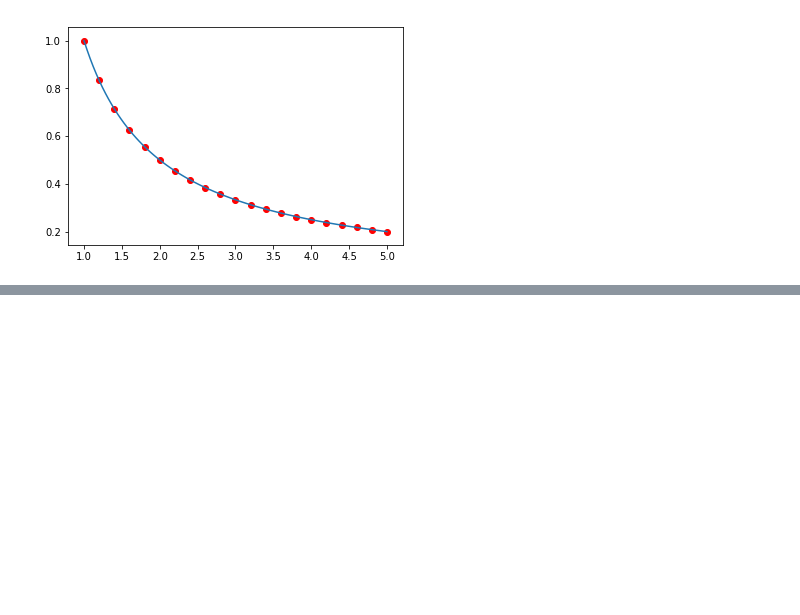
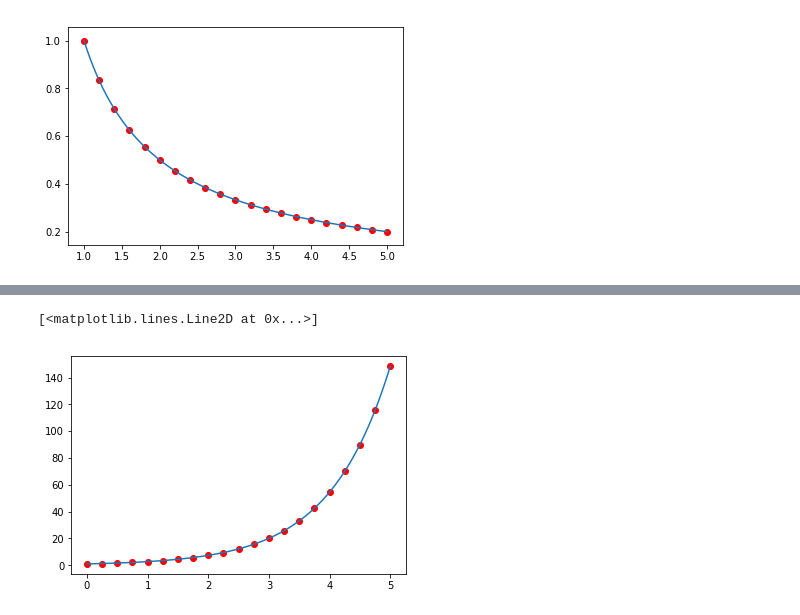
Before and after one commit to Sorrow321/NM, a Jupyter notebook: DifEq.ipynb, the cells around one changed output, grey strips where cells are left out. Drawn from its saved outputs; the diff is of its cells as text; code cells hidden in the pictures; blank space fills up the shorter version.

```diff
--- a/DifEq.ipynb
+++ b/DifEq.ipynb
@@ -91,0 +127,13 @@ plt.pyplot.plot(true_solution, 1 / true_solution) # график аналити
+# %%
+def func(x, y):
+    return y
+
+res = Runge_Kutta_method_fourth(0, 1, func, 5, 20)
+solution = np.array(list(res.items())) # превращаем словарь в массив пар (x, y)
+plt.pyplot.scatter(x = solution[:, 0], y = solution[:, 1], c = 'red') # строим график нашей сеточной функции
+
+true_solution = np.linspace(0, 5, 100) # мелкая сетка для вывода аналитического решения
+plt.pyplot.plot(true_solution, np.exp(true_solution)) # график аналитического решения
+# %% [output]
+[<matplotlib.lines.Line2D at 0x...>]
+[figure, added]
```
Also changed, not shown: parts of 18 cells of this notebook.
